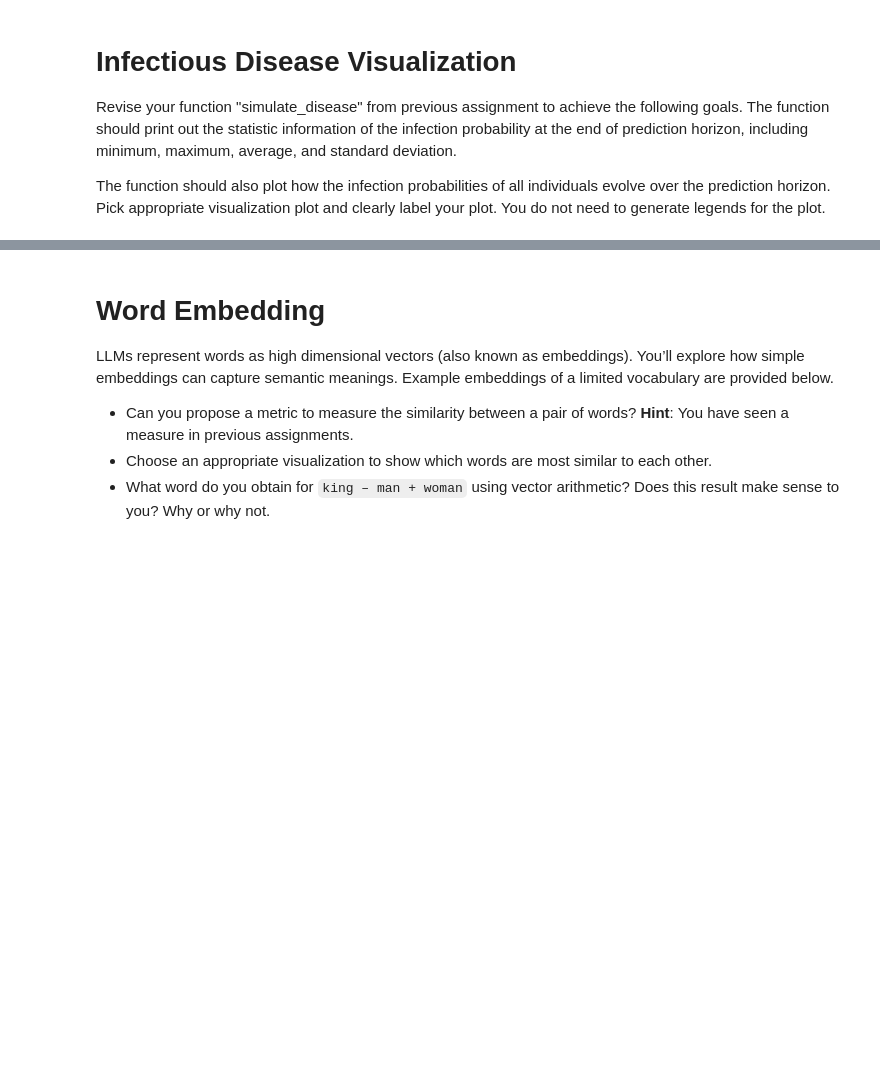
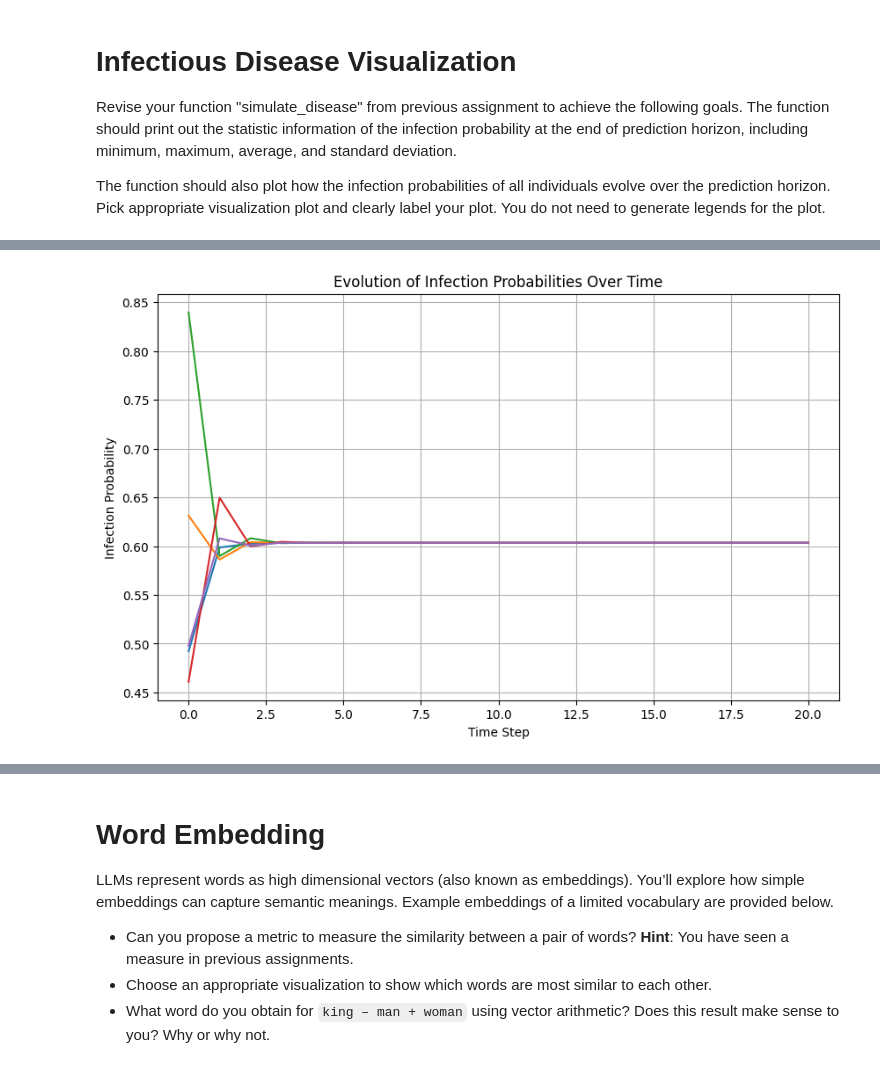
Before and after one commit to rushav/509_demo_rushav, a Jupyter notebook: Assignments/Assignment 6.ipynb, the cells around one changed output, grey strips where cells are left out. Drawn from its saved outputs; the diff is of its cells as text; code cells hidden in the pictures; blank space fills up the shorter version.

Commit message:
Submitting assignment 7

```diff
--- a/Assignments/Assignment 6.ipynb
+++ b/Assignments/Assignment 6.ipynb
@@ -28,3 +166,86 @@ Write a function named `update_location` that takes the current location and act
 Revise your function "simulate_disease" from previous assignment to achieve the following goals. The function should print out the statistic information of the infection probability at the end of prediction horizon, including minimum, maximum, average, and standard deviation.
 
 The function should also plot how the infection probabilities of all individuals evolve over the prediction horizon. Pick appropriate visualization plot and clearly label your plot. You do not need to generate legends for the plot.
+# %%
+import numpy as np
+import matplotlib.pyplot as plt
+
+def simulate_disease(initial_prob, connection_matrix, time_horizon):
+    """
+    Simulate infectious disease propagation over a network.
+
+    The simulation uses the iterative formula: P(t+1) = A x P(t)
+    where A is the connection matrix and P(t) is the infection probability
+    vector at time t.
+
+    Parameters:
+    initial_prob : numpy.ndarray
+
+    connection_matrix : numpy.ndarray
+
+    time_horizon : int
+
+    Returns:
+    numpy.ndarray : 1D numpy array of shape (N,) containing infection probabilities for each individual after the specified time horizon.
+    """
+    # Get number of individuals
+    N = len(initial_prob)
+
+    # Store probabilities at each time step
+    prob_history = np.zeros((time_horizon + 1, N))
+
+    # Store initial probabilities
+    prob_history[0] = initial_prob.copy()
+    current_prob = initial_prob.copy()
+
+    # Simulate disease propagation for the specified time horizon
+    for t in range(time_horizon):
+        current_prob = np.dot(connection_matrix, current_prob)
+        prob_history[t + 1] = current_prob
+
+    # Print statistics for final probabilities
+    final_prob = prob_history[-1]
+    print("Statistics at end of prediction horizon:")
+    print(f"  Minimum: {np.min(final_prob):.4f}")
+    print(f"  Maximum: {np.max(final_prob):.4f}")
+    print(f"  Average: {np.mean(final_prob):.4f}")
+    print(f"  Standard Deviation: {np.std(final_prob):.4f}")
+    print()
+
+    # Plot the evolution of infection probabilities
+    plt.figure(figsize=(10, 6))
+
+    # Plot each individual's probability over time
+    time_steps = np.arange(time_horizon + 1)
+    for i in range(N):
+        plt.plot(time_steps, prob_history[:, i])
+
+    # Label the plot
+    plt.xlabel('Time Step')
+    plt.ylabel('Infection Probability')
+    plt.title('Evolution of Infection Probabilities Over Time')
+    plt.grid(True)
+    plt.show()
+
+    return final_prob
+
+
+# Test with the same setup from Assignment 5
+np.random.seed(20)
+
+N = 5
+
+matrix = np.random.rand(N, N)
+symmetric_matrix = (matrix + matrix.T) / 2
+connection_matrix = symmetric_matrix / symmetric_matrix.sum(axis=1, keepdims=True)
+
+initial_infection_prob = np.random.rand(N)
+
+print("Initial Infection Probabilities:")
+print(initial_infection_prob)
+print()
+
+# Run simulation
+final_prob = simulate_disease(initial_infection_prob, connection_matrix, 20)
+print("Final probabilities:", final_prob)
+# %% [output]
@@ -30,0 +260 @@ The function should also plot how the infection probabilities of all individuals
+[figure, added]
```
Also changed, not shown: parts of 6 cells of this notebook, 4 other files.
